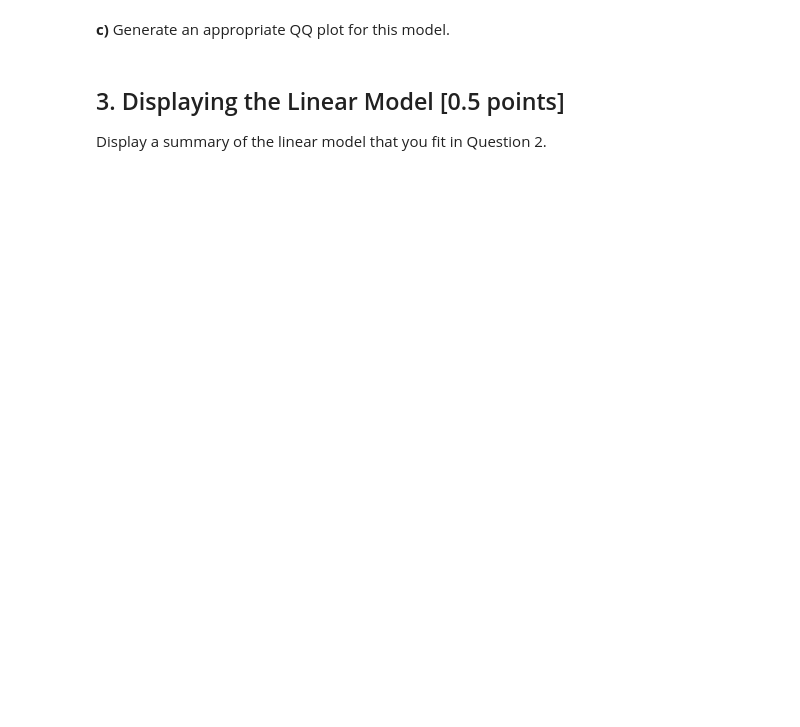
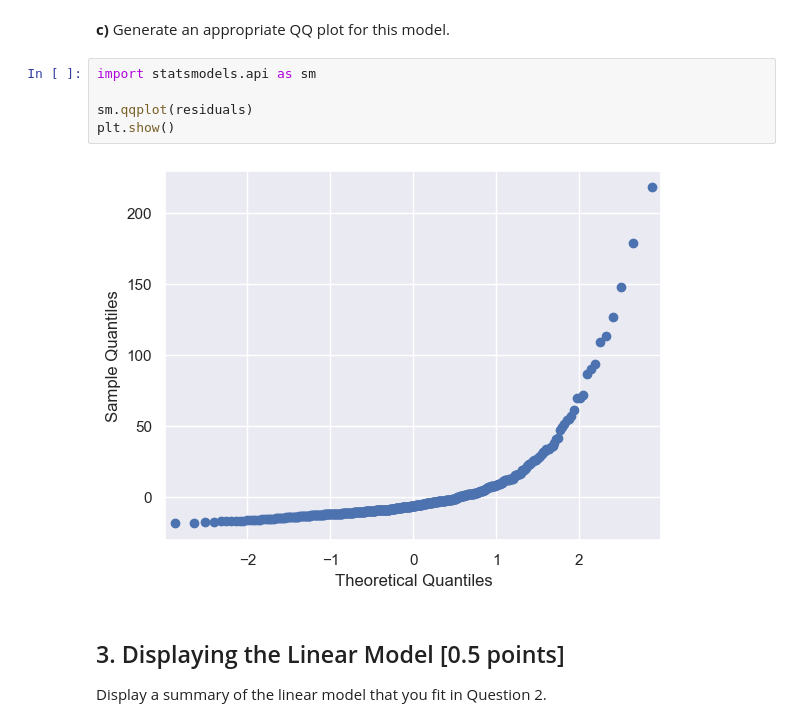
Before and after one commit to soobinj2/stat207, a Jupyter notebook: homework_08/homework_08.ipynb, the cells around one changed output. Saved outputs shown, nothing was run; the diff lists cells and outputs as text; blank space fills up the shorter version.

```diff
--- a/homework_08/homework_08.ipynb
+++ b/homework_08/homework_08.ipynb
@@ -61,5 +111,12 @@ The first package assists in analyzing a dataset.  The second two packages provi
 # %% [markdown]
 **c)** Generate an appropriate QQ plot for this model.
+# %%
+import statsmodels.api as sm
+
+sm.qqplot(residuals)
+plt.show()
+# %% [output]
+[figure, added]
 # %% [markdown]
 ## 3. Displaying the Linear Model [0.5 points]
 
```
Also changed, not shown: parts of 16 cells of this notebook, 1 other file.
